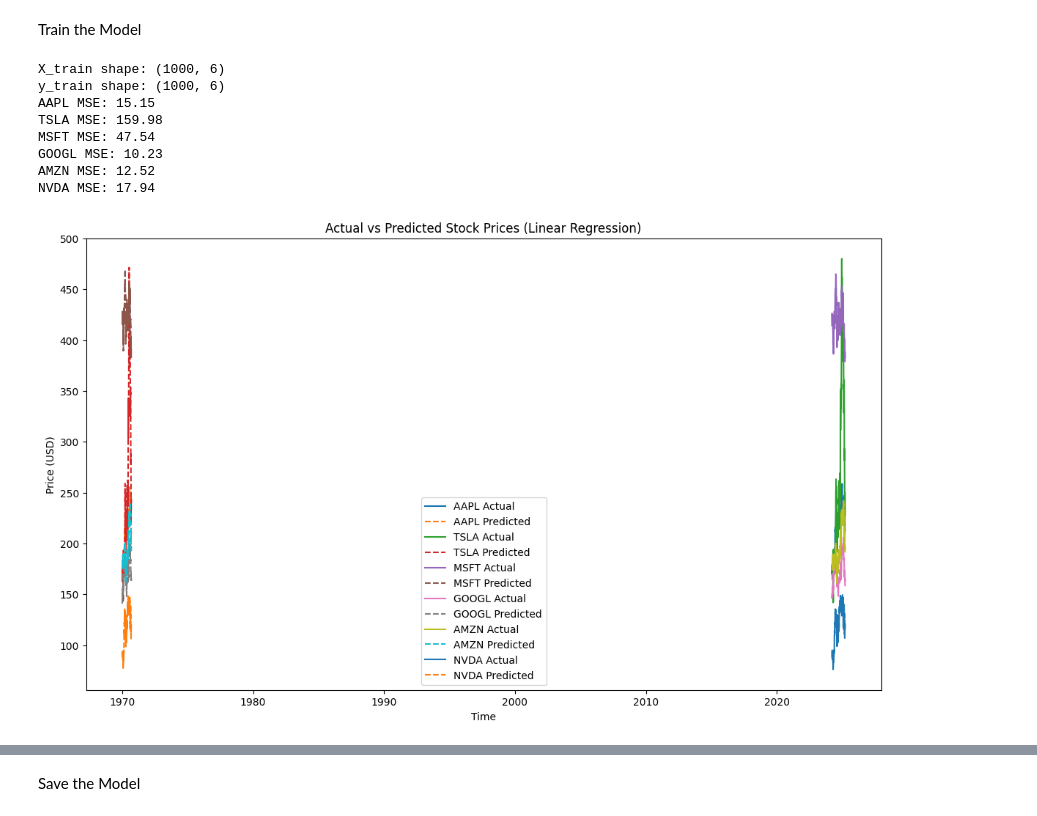
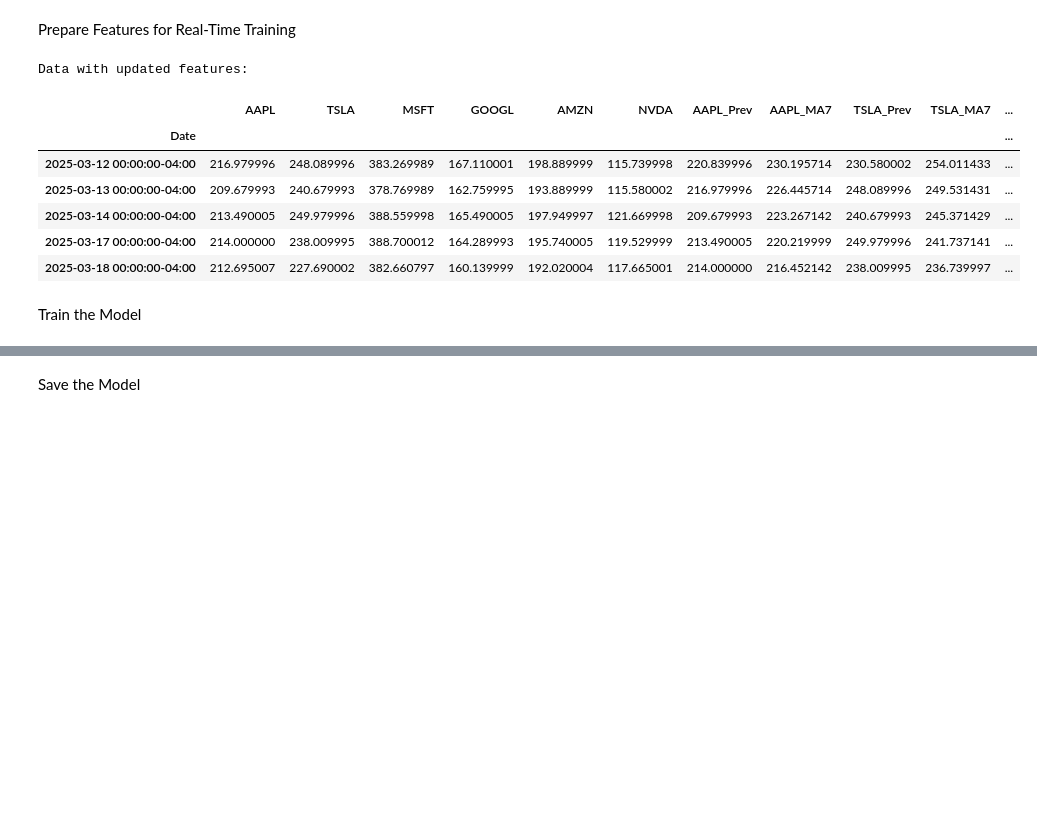
Before and after one commit to vimesh630/Stock-Price-Forecast-Prediction, a Jupyter notebook: Stock_Price_Prediction.ipynb, the cells around one changed output, grey strips where cells are left out. Saved outputs shown, nothing was run; the diff lists cells and outputs as text; code cells hidden in the pictures; blank space fills up the shorter version.

```diff
--- a/Stock_Price_Prediction.ipynb
+++ b/Stock_Price_Prediction.ipynb
@@ -104,53 +146,25 @@ Preprocessed data saved to Drive!
+# %% [markdown]
+Prepare Features for Real-Time Training
+# %%
+# Recalculate features after update
+for stock in stocks:
+    df[f"{stock}_Prev"] = df[stock].shift(1)  # Recalculate previous day's price
+    df[f"{stock}_MA7"] = df[stock].rolling(window=7).mean()  # Recalculate 7-day MA
+
+# Drop rows with NaN from shifting/rolling
+df.dropna(inplace=True)
+
+# Display prepared data
+print("Data with updated features:")
+df.tail()
+# %% [output]
+Data with updated features:
+|  | AAPL | TSLA | MSFT | GOOGL | AMZN | NVDA | AAPL_Prev | AAPL_MA7 | TSLA_Prev | TSLA_MA7 | ... |
+| Date |  |  |  |  |  |  |  |  |  |  | ... |
+| 2025-03-12 00:00:00-04:00 | 216.979996 | 248.089996 | 383.269989 | 167.110001 | 198.889999 | 115.739998 | 220.839996 | 230.195714 | 230.580002 | 254.011433 | ... |
+| 2025-03-13 00:00:00-04:00 | 209.679993 | 240.679993 | 378.769989 | 162.759995 | 193.889999 | 115.580002 | 216.979996 | 226.445714 | 248.089996 | 249.531431 | ... |
+| 2025-03-14 00:00:00-04:00 | 213.490005 | 249.979996 | 388.559998 | 165.490005 | 197.949997 | 121.669998 | 209.679993 | 223.267142 | 240.679993 | 245.371429 | ... |
+| 2025-03-17 00:00:00-04:00 | 214.000000 | 238.009995 | 388.700012 | 164.289993 | 195.740005 | 119.529999 | 213.490005 | 220.219999 | 249.979996 | 241.737141 | ... |
+| 2025-03-18 00:00:00-04:00 | 212.695007 | 227.690002 | 382.660797 | 160.139999 | 192.020004 | 117.665001 | 214.000000 | 216.452142 | 238.009995 | 236.739997 | ... |
 # %% [markdown]
 Train the Model
-# %%
-# Import libraries for training
-from sklearn.model_selection import train_test_split
-from sklearn.linear_model import LinearRegression
-from sklearn.metrics import mean_squared_error
-import matplotlib.pyplot as plt
-
-# Define features (X) and targets (y)
-feature_cols = [f"{stock}_Prev" for stock in stocks]  # e.g., ["AAPL_Prev", "TSLA_Prev", ..., "NVDA_Prev"]
-X = df[feature_cols]
-y = df[stocks]  # e.g., ["AAPL", "TSLA", "MSFT", "GOOGL", "AMZN", "NVDA"]
-
-# Split data: 80% train, 20% test (no shuffle for time-series)
-X_train, X_test, y_train, y_test = train_test_split(X, y, test_size=0.2, shuffle=False)
-
-# Check shapes
-print("X_train shape:", X_train.shape)
-print("y_train shape:", y_train.shape)
-
-# Train Linear Regression model
-model = LinearRegression()
-model.fit(X_train, y_train)
-
-# Predict on test set
-predictions = model.predict(X_test)
-
-# Evaluate with Mean Squared Error
-mse = mean_squared_error(y_test, predictions, multioutput="raw_values")
-for stock, error in zip(stocks, mse):
-    print(f"{stock} MSE: {error:.2f}")
-
-# Visualize actual vs predicted prices
-plt.figure(figsize=(14, 8))  # Slightly larger figure for more stocks
-for i, stock in enumerate(stocks):
-    plt.plot(y_test[stock], label=f"{stock} Actual")
-    plt.plot(predictions[:, i], label=f"{stock} Predicted", linestyle="--")
-plt.title("Actual vs Predicted Stock Prices (Linear Regression)")
-plt.xlabel("Time")
-plt.ylabel("Price (USD)")
-plt.legend()
-plt.show()
-# %% [output]
-X_train shape: (1000, 6)
-y_train shape: (1000, 6)
-AAPL MSE: 15.15
-TSLA MSE: 159.98
-MSFT MSE: 47.54
-GOOGL MSE: 10.23
-AMZN MSE: 12.52
-NVDA MSE: 17.94
-[figure, removed]
```
Also changed, not shown: parts of 19 cells of this notebook.
